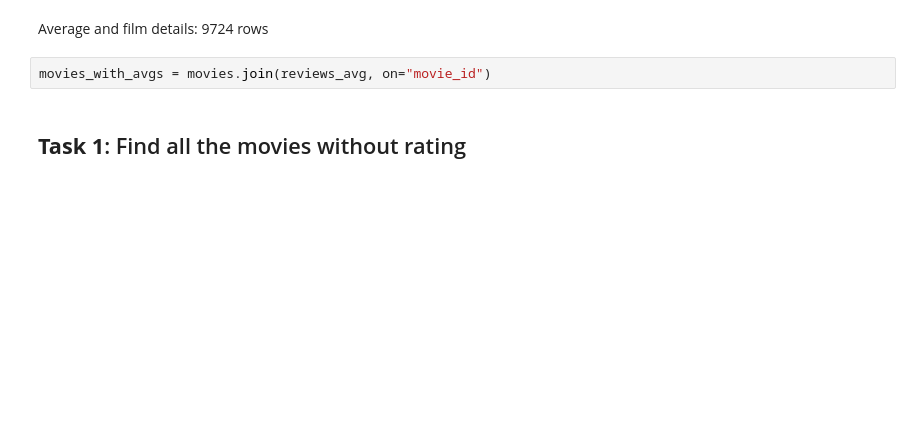
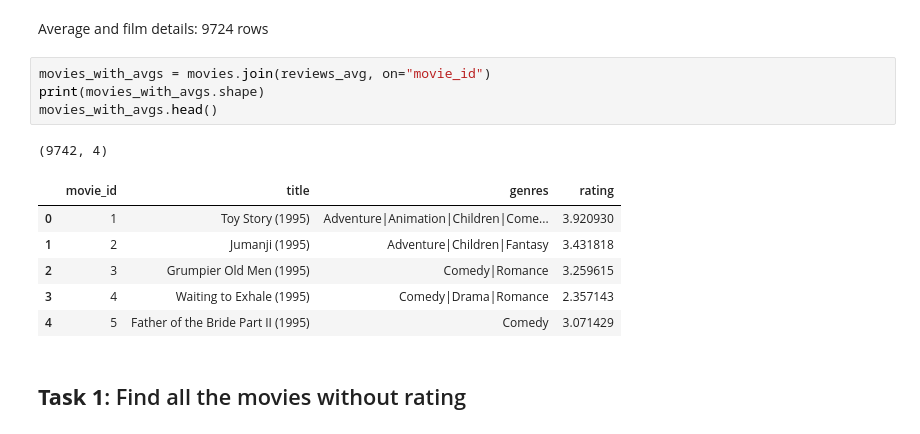
Before and after one commit to cardosorrenan/alura-QuarentenaDados, a Jupyter notebook: Day01.ipynb, the cells around one changed output. Drawn from its saved outputs; the diff is of its cells as text; blank space fills up the shorter version.

```diff
--- a/Day01.ipynb
+++ b/Day01.ipynb
@@ -20,6 +31,16 @@ reviews_avg = reviews.groupby('movie_id')['rating'].mean()
 Average and film details: 9724 rows
 # %%
 movies_with_avgs = movies.join(reviews_avg, on="movie_id")
+print(movies_with_avgs.shape)
+movies_with_avgs.head()
+# %% [output]
+(9742, 4)
+|  | movie_id | title | genres | rating |
+| 0 | 1 | Toy Story (1995) | Adventure|Animation|Children|Come... | 3.920930 |
+| 1 | 2 | Jumanji (1995) | Adventure|Children|Fantasy | 3.431818 |
+| 2 | 3 | Grumpier Old Men (1995) | Comedy|Romance | 3.259615 |
+| 3 | 4 | Waiting to Exhale (1995) | Comedy|Drama|Romance | 2.357143 |
+| 4 | 5 | Father of the Bride Part II (1995) | Comedy | 3.071429 |
 # %% [markdown]
 ## **Task 1**: Find all the movies without rating
 # %%
```
Also changed, not shown: parts of 7 cells of this notebook.
